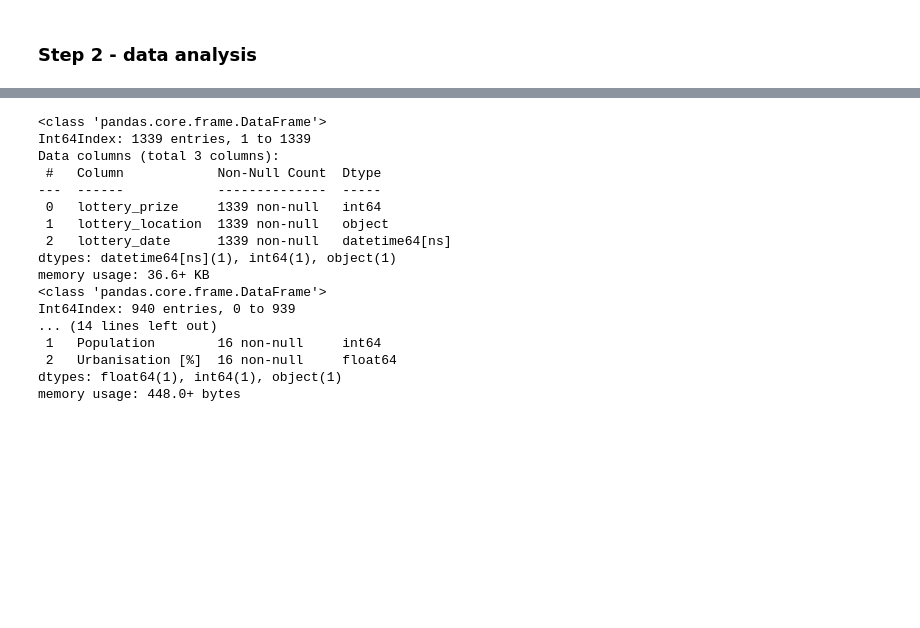
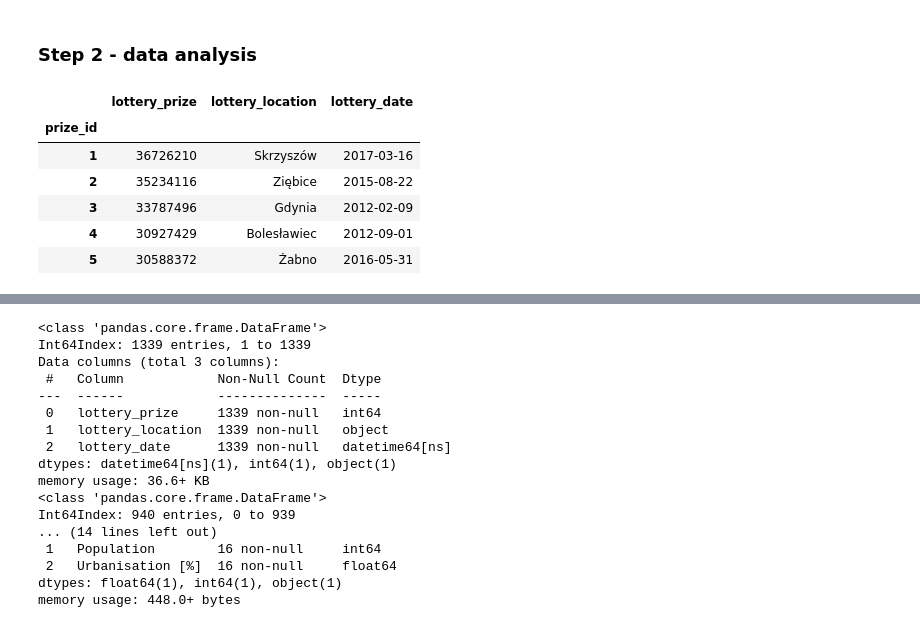
Before and after one commit to psoczewka/Project_lotto, a Jupyter notebook: Lotto_project_jupyter.ipynb, the cells around one changed output, grey strips where cells are left out. Cells and saved outputs as stored; diff of their text form; code cells hidden in the pictures; blank space fills up the shorter version.

```diff
--- a/Lotto_project_jupyter.ipynb
+++ b/Lotto_project_jupyter.ipynb
@@ -126,3 +126,13 @@ engine = create_engine("mysql+pymysql://{user}:{pw}@localhost/{db}"
 lottery_data = pd.read_sql_table("lottery_data", engine, index_col='prize_id')
 polish_cities = pd.read_sql_table("polish_cities", engine, index_col='index')
 polish_provinces = pd.read_sql_table("polish_provinces", engine, index_col='index')
+# %%
+lottery_data.head()
+# %% [output]
+|  | lottery_prize | lottery_location | lottery_date |
+| prize_id |  |  |  |
+| 1 | 36726210 | Skrzyszów | 2017-03-16 |
+| 2 | 35234116 | Ziębice | 2015-08-22 |
+| 3 | 33787496 | Gdynia | 2012-02-09 |
+| 4 | 30927429 | Bolesławiec | 2012-09-01 |
+| 5 | 30588372 | Żabno | 2016-05-31 |
```
Also changed, not shown: parts of 11 cells of this notebook.
